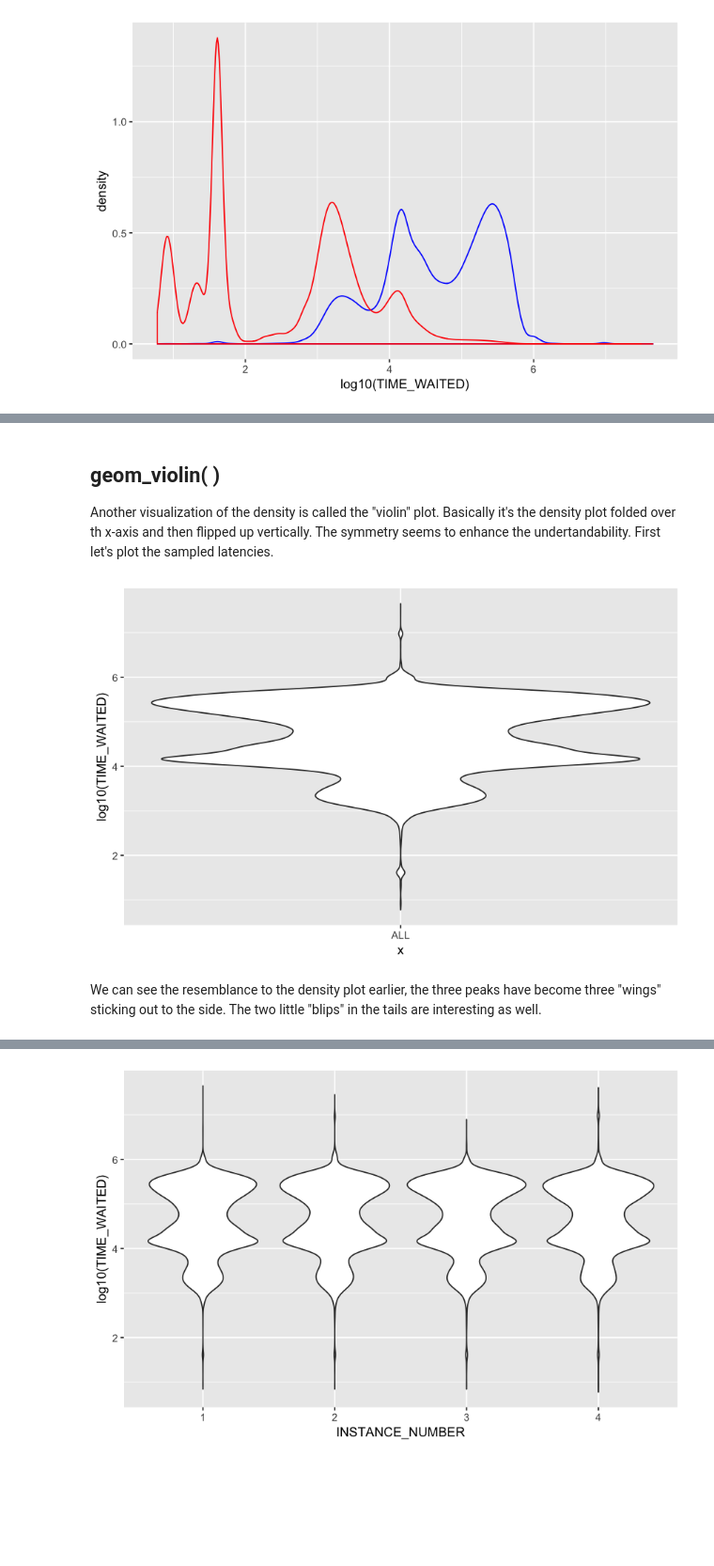
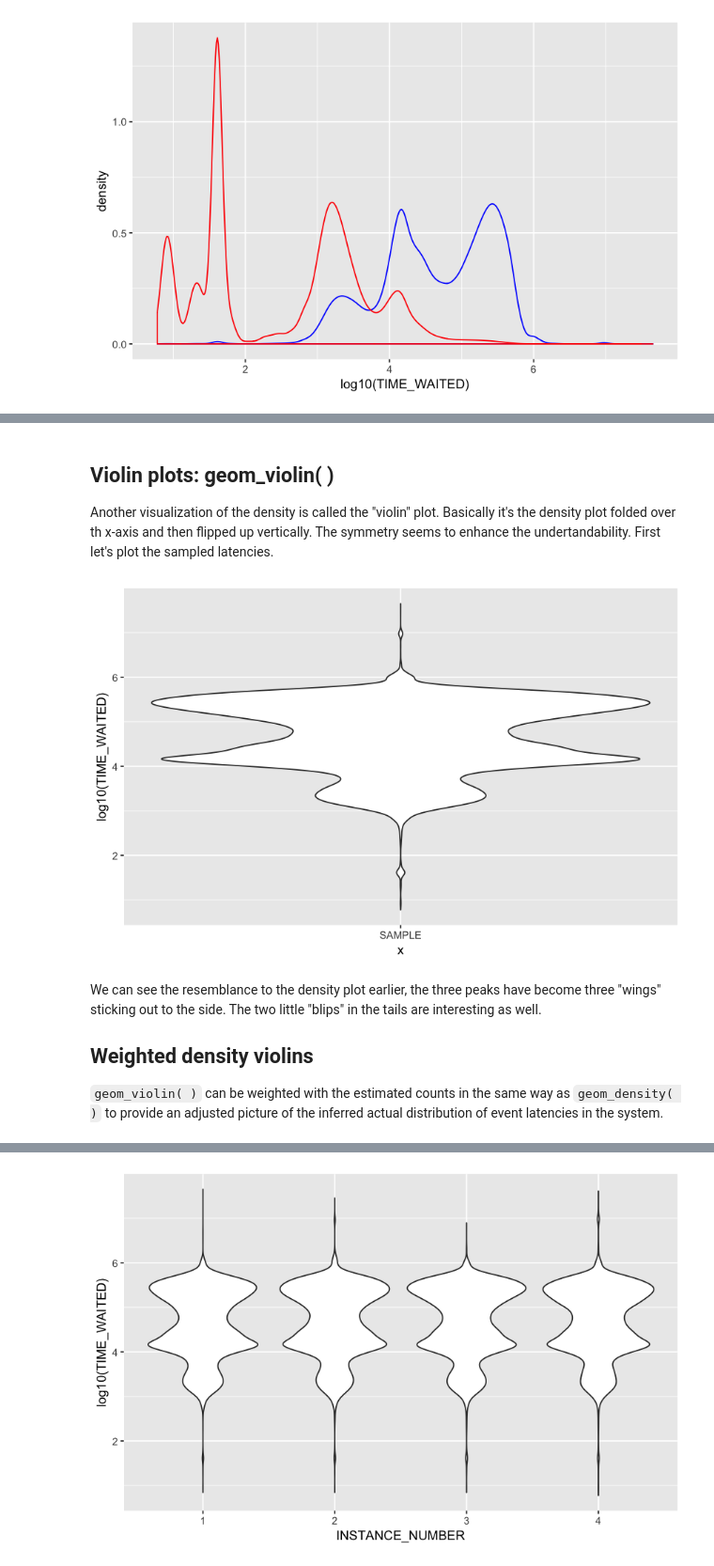
Before and after one commit to jberesni/ASHviz, a Jupyter notebook: Jupyter/eventEst.ipynb, the cells around one changed output, grey strips where cells are left out. Shown at 94% size. Saved outputs shown, nothing was run; the diff lists cells and outputs as text; code cells hidden in the pictures; blank space fills up the shorter version.

```diff
--- a/Jupyter/eventEst.ipynb
+++ b/Jupyter/eventEst.ipynb
@@ -175,10 +190,15 @@ ggplot(data=Events, aes(x=log10(TIME_WAITED))) +
 # %% [markdown]
-## geom_violin( )
+## Violin plots: geom_violin( )
 Another visualization of the density is called the "violin" plot. Basically it's the density plot folded over th x-axis and then flipped up vertically. The symmetry seems to enhance the undertandability. First let's plot the sampled latencies.
 # %%
-ggplot(data=Events, aes(x="ALL", y=log10(TIME_WAITED))) +
-  geom_violin()
+p <- ggplot(data=Events, aes(y=log10(TIME_WAITED)))
+
+p +  geom_violin(aes(x="SAMPLE"))
 # %% [output]
-[figure, old version]
+[figure, new version]
 # %% [markdown]
 We can see the resemblance to the density plot earlier, the three peaks have become three "wings" sticking out to the side. The two little "blips" in the tails are interesting as well.
+
+## Weighted density violins
+
+`geom_violin( )` can be weighted with the estimated counts in the same way as `geom_density( )` to provide an adjusted picture of the inferred actual distribution of event latencies in the system.
```
Also changed, not shown: parts of 41 cells of this notebook.
